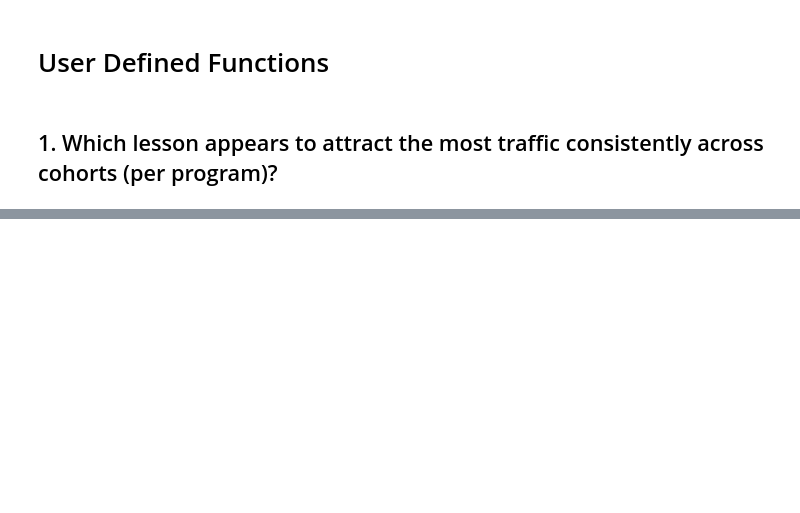
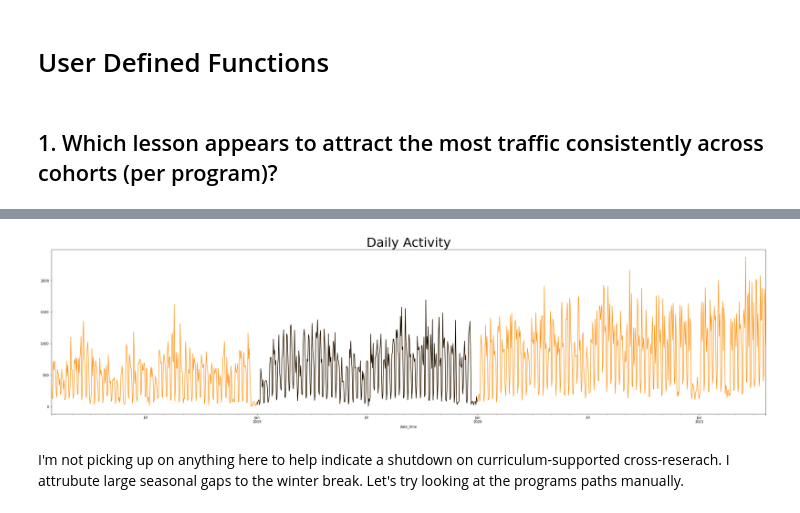
Before and after one commit to TeamTwoAnomaly/anomaly-project, a Jupyter notebook: final_report.ipynb, the cells around one changed output, grey strips where cells are left out. Saved outputs shown, nothing was run; the diff lists cells and outputs as text; code cells hidden in the pictures; blank space fills up the shorter version.

```diff
--- a/final_report.ipynb
+++ b/final_report.ipynb
@@ -103,0 +493,11 @@ def find_anomalies(df, program, span, weight, plot=False):
+# %%
+# gather data from 2019 in a frame
+data_2019 = df[(df.index > '2018-12-31 23:59:59') & (df.index < '2020-01-01 00:00:00')]
+
+# resample 2019 path data by day
+daily_2019 = data_2019['path'].resample('D').count()
+daily_2019
+
+# resample all path data by day
+daily_activity = df['path'].resample('D').count()
+daily_activity
@@ -103,0 +518,12 @@ def find_anomalies(df, program, span, weight, plot=False):
+# %%
+# create figure
+plt.figure(figsize = (38, 9))
+
+# plot number of paths taken per day
+daily_activity.plot(color = 'darkorange')
+daily_2019.plot(color = 'black')
+plt.title('Daily Activity', size = 38);
+# %% [output]
+[figure, added]
+# %% [markdown]
+I'm not picking up on anything here to help indicate a shutdown on curriculum-supported cross-reserach. I attrubute large seasonal gaps to the winter break. Let's try looking at the programs paths manually.
```
Also changed, not shown: parts of 49 cells of this notebook, 1 other file.
